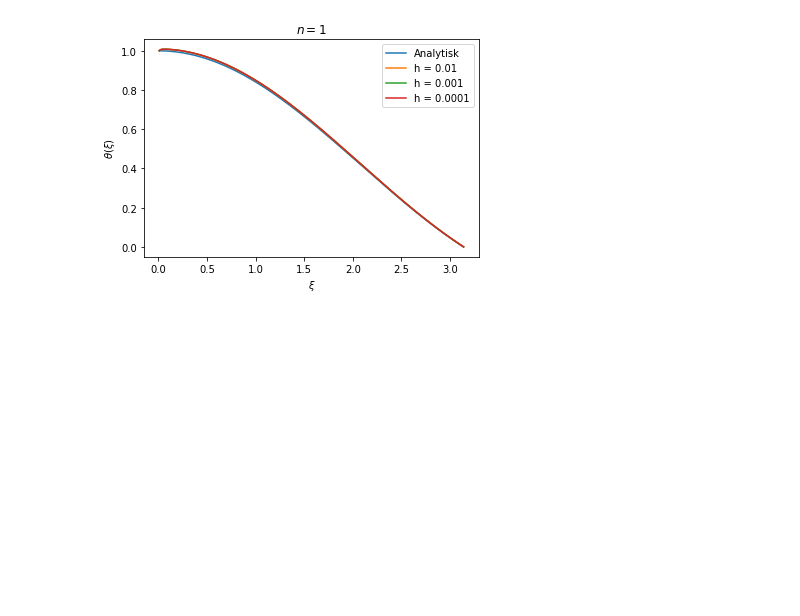
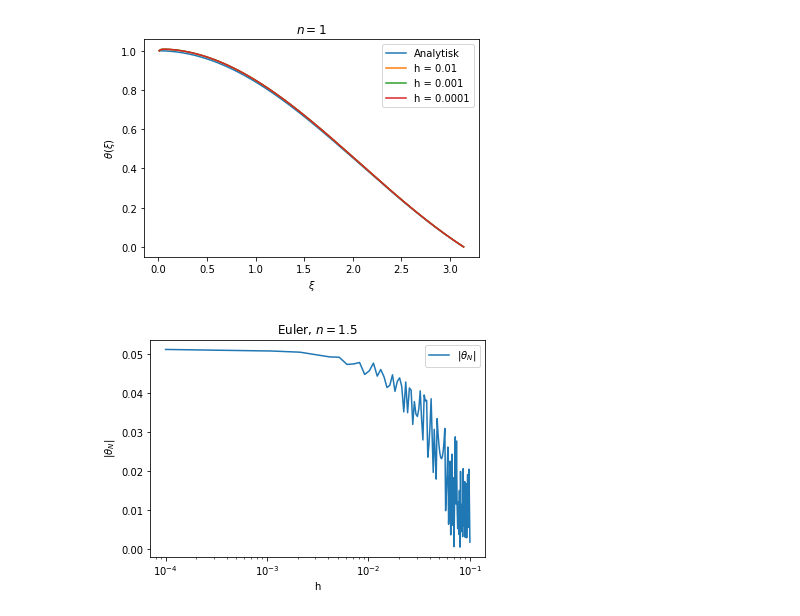
Before and after one commit to alexaoh/TMA4320, a Jupyter notebook: Project3/Project3MyLocalVersion.ipynb, the cells around one changed output. Saved outputs shown, nothing was run; the diff lists cells and outputs as text; code cells hidden in the pictures; blank space fills up the shorter version.

Commit message:
Wrote global error code, but something is misbehaving in Euler

```diff
--- a/Project3/Project3MyLocalVersion.ipynb
+++ b/Project3/Project3MyLocalVersion.ipynb
@@ -183,0 +181,99 @@ plt.show()
+# %%
+#3g)
+#Plot the global error from both methods as a function of h
+#Need to find the solutions for continuous h-values for both RK4 and Euler.
+
+def fixed_full_euler_or_RK4(h, f, n, method="euler", y_0 = 1, start_t = 0.01, end_t = 3):
+    ''' Performs all steps in RK4 or Euler, this time all the way to end_t. '''
+    N = int((end_t - start_t)/h)
+    t_list = np.linspace(start_t, end_t, N+1)
+    y_list = np.zeros((N+1,2))
+    t_list[0] = start_t
+    y_list[0] = y_0
+    for i in range(N):
+        if method == "euler":
+            next_value = step_euler(y_list[i], t_list[i], h, f, n)
+            if next_value[0] == 0:
+                y_list[i+1] = 0
+            else:
+                y_list[i+1] = next_value
+        elif method == "RK4":
+            next_value = step_RK4(y_list[i], t_list[i], h, f, n)
+            if next_value[0] == 0:
+                y_list[i+1] = 0
+            else:
+                y_list[i+1] = next_value
+    return t_list, y_list
+
+def global_error(theta_list):
+    ''' Finds global error of one theta, which depends on the h-value used to solve the equation '''
+    return np.abs(theta_list[-1])
+    #return np.full(len(h_values),np.abs(y_list[:,0][-1]))
+
+def global_error_vs_h_values(h_values, f, n, method="euler", y_0 = 1, start_t = 0.01, end_t = 3):
+    '''
+    Takes y-list from method and h-values.
+    Returns numpy array of global_error that later may be plotted against h (in correct dimensions)
+    '''
+    global_error_list = np.zeros(len(h_values))
+    for i in range(len(h_values)):
+        t_list, y_list = fixed_full_euler_or_RK4(h_values[i], f, n, method, y_0, start_t, end_t)
+        theta_list = y_list[:,0]
+        global_error_list[i] = global_error(theta_list)
+    return global_error_list
+
+
+def cont_solutions(h_list, f, n, method="euler", y_0 = 1, start_t = 0.01, end_t = 3):
+
+    '''
+    Finds solutions for supplied method and returns y_lists and h_values
+    '''
+    list_of_t_lists = np.zeros(len(h_list))
+    list_of_y_lists = np.zeros(len(h_list))
+    for i in range(len(h_list)):
+        if method == "euler":
+            t_list, y_list = full_RK4(h_list[i], f, n, y_0, start_t, end_t)
+        elif method == "RK4":
+            t_list, y_list = full_euler(h_list[i], f, n, y_0, start_t, end_t)
+        print(i)
+        list_of_t_lists[i] = t_list
+        list_of_y_lists[i] = y_list
+    return list_of_t_lists, list_of_y_lists
+
+
+def plot_y_vs_h(y_list, h_values, title, label=r'$|\theta_N|$', xlabel=r'h', ylabel=r'$|\theta_N|$'):
+    plt.plot(h_values, y_list, label=label)
+    plt.title(title)
+    plt.xlabel(xlabel)
+    plt.ylabel(ylabel)
+    plt.xscale('log')
+    plt.legend()
+    plt.show()
+
+
+h_values = np.linspace(1e-4,0.1, 100) #E.g.
+h_values_log = np.logspace(-4,0,100) #Try with log-scale too.
+n = [3/2, 3]
+ksiN = [3.65375, 6.89685]
+
+global_errorsE1 = global_error_vs_h_values(h_values, lane_emden, n[0], "euler", 1, 1, ksiN[0])
+global_errorsE2 = global_error_vs_h_values(h_values, lane_emden, n[1], "euler", 1, 0.1, ksiN[1])
+plot_y_vs_h(global_errorsE1, h_values, r'Euler, $n='+str(n[0])+'$')
+plot_y_vs_h(global_errorsE2, h_values, r'Euler, $n='+str(n[1])+'$')
+
+global_errorsKutta1 = global_error_vs_h_values(h_values, lane_emden, n[0], "RK4", 1, 1, ksiN[0])
+global_errorsKutta2 = global_error_vs_h_values(h_values, lane_emden, n[1], "RK4", 1, 0.1, ksiN[1])
+plot_y_vs_h(global_errorsKutta1, h_values, r'RK4, $n='+str(n[0])+'$')
+plot_y_vs_h(global_errorsKutta2, h_values, r'RK4, $n='+str(n[1])+'$')
+
+global_errorsELog1 = global_error_vs_h_values(h_values_log, lane_emden, n[0], "euler", 1, 1, ksiN[0])
+global_errorsELog2 = global_error_vs_h_values(h_values_log, lane_emden, n[1], "euler", 1, 1, ksiN[1])
+plot_y_vs_h(global_errorsELog1, h_values, r'Log Euler, $n='+str(n[0])+'$')
+plot_y_vs_h(global_errorsELog2, h_values, r'Log Euler, $n='+str(n[1])+'$')
+
+global_errorsKuttaLog1 = global_error_vs_h_values(h_values_log, lane_emden, n[0], "RK4", 1, 1, ksiN[0])
+global_errorsKuttaLog2 = global_error_vs_h_values(h_values_log, lane_emden, n[1], "RK4", 1, 1, ksiN[1])
+plot_y_vs_h(global_errorsKuttaLog1, h_values, r'Log RK4, $n='+str(n[0])+'$')
+plot_y_vs_h(global_errorsKuttaLog2, h_values, r'Log RK4, $n='+str(n[1])+'$')
+# %% [output]
+[figure, added]
```
Also changed, not shown: parts of 3 cells of this notebook, 4 other files.
